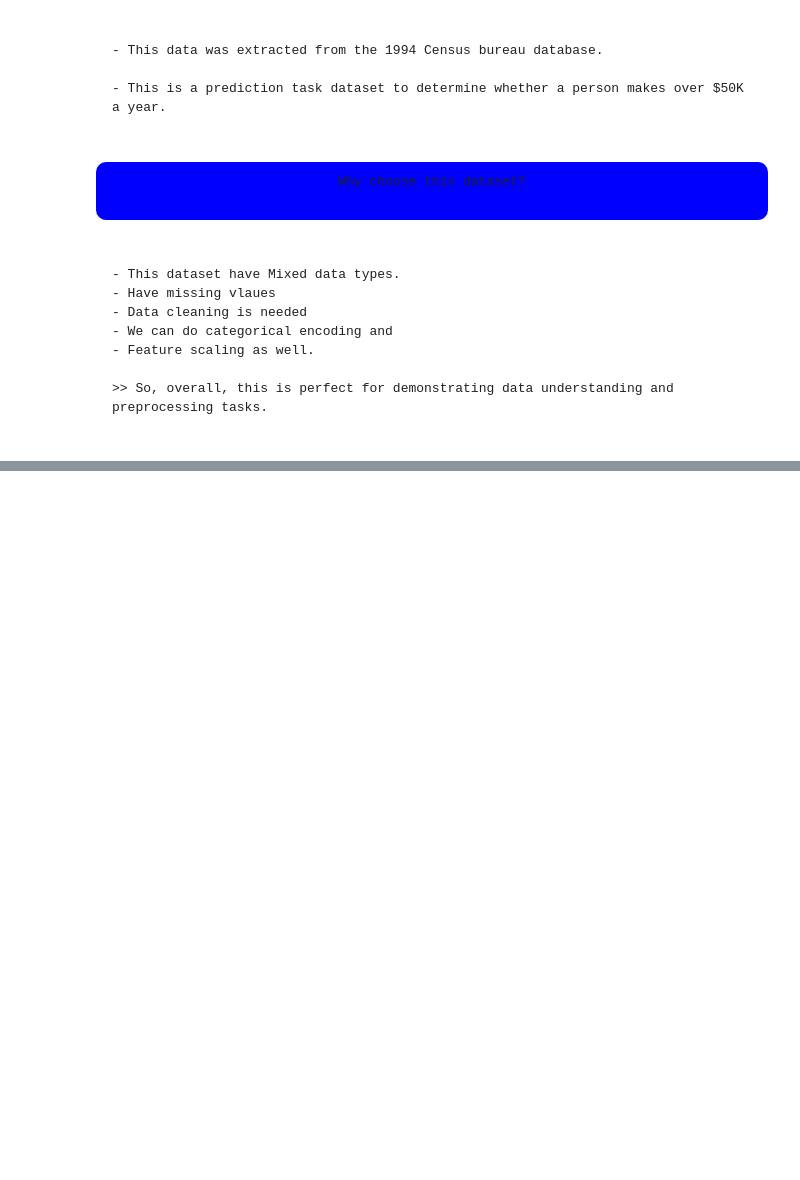
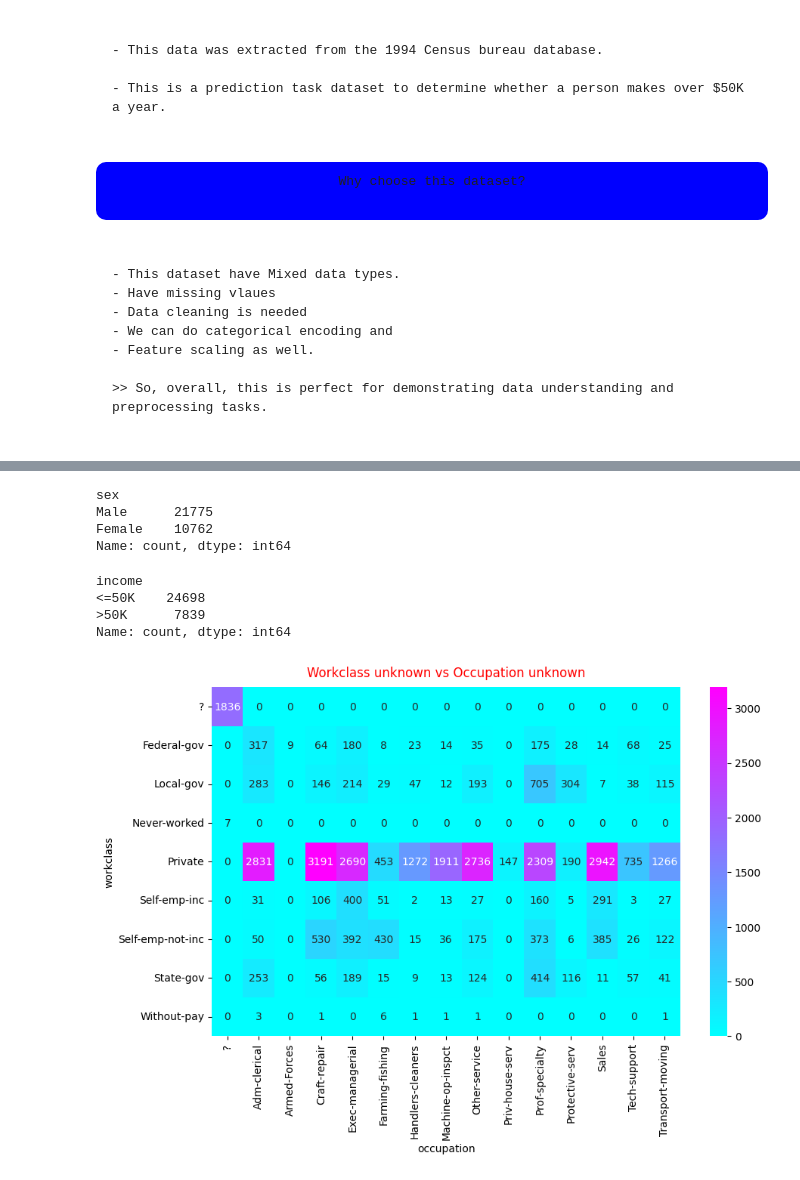
Before and after one commit to ashiq-km/pk_tasks, a Jupyter notebook: Task_1/notebooks/data_handling_skills.ipynb, the cells around one changed output, grey strips where cells are left out. Cells and saved outputs as stored; diff of their text form; code cells hidden in the pictures; blank space fills up the shorter version.

```diff
--- a/Task_1/notebooks/data_handling_skills.ipynb
+++ b/Task_1/notebooks/data_handling_skills.ipynb
@@ -73,0 +254,2 @@ Why choose this dataset?
+# %%
+df.drop(columns = 'education', axis = 1, inplace = True)
@@ -73,0 +347,25 @@ Why choose this dataset?
+# %%
+details(df, 'sex')
+# %% [output]
+sex
+Male      21775
+Female    10762
+Name: count, dtype: int64
+# %%
+details(df, 'income')
+# %% [output]
+income
+<=50K    24698
+>50K      7839
+Name: count, dtype: int64
+# %%
+# --- we will see a heatmap b/w workclass and occupation ---
+
+ct_work = pd.crosstab(df['workclass'], df['occupation'])
+
+plt.figure(figsize = (10, 6))
+sns.heatmap(ct_work, annot = True, fmt = 'd', cmap = 'cool')
+plt.title('Workclass unknown vs Occupation unknown', pad = 10, color = 'red')
+plt.show()
+# %% [output]
+[figure, added]
```
Also changed, not shown: parts of 55 cells of this notebook.
